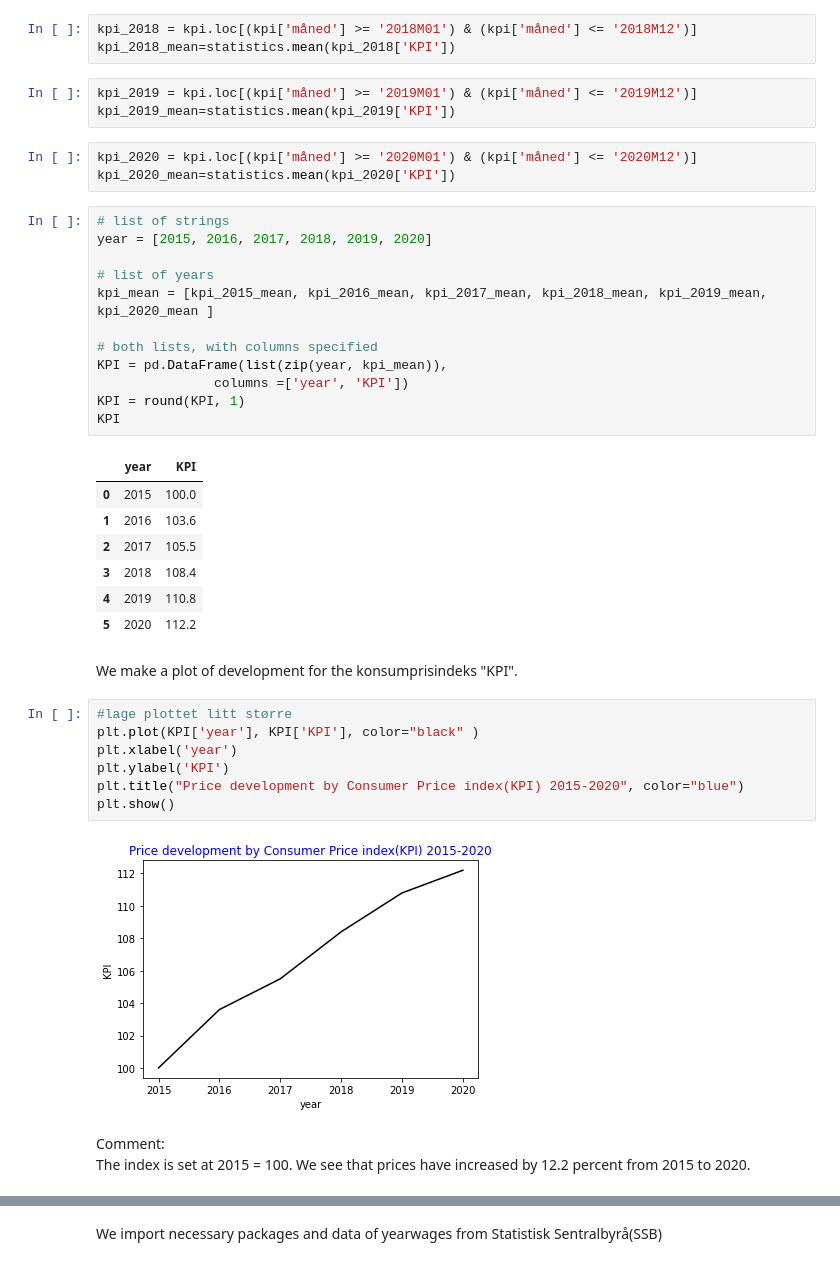
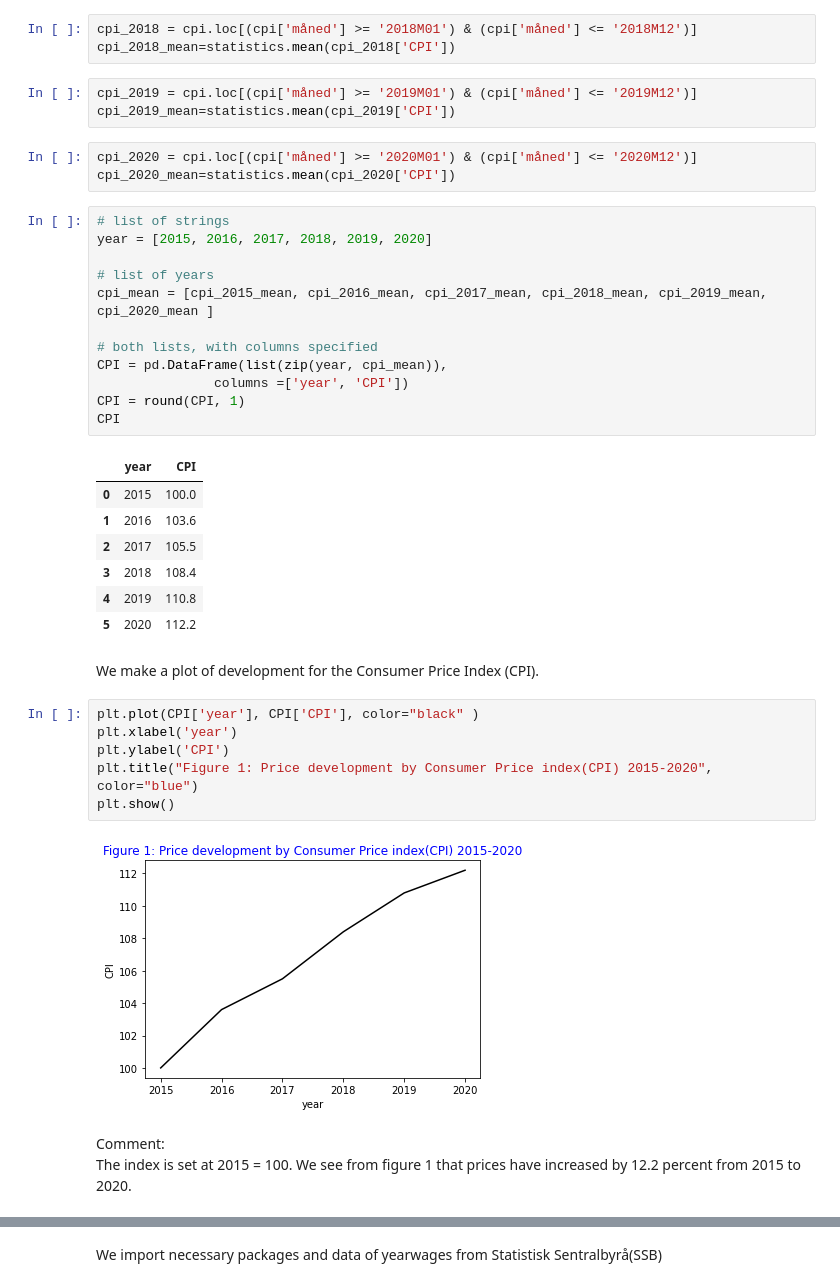
Before and after one commit to odk022/SOK-1003-eksamen-2021, a Jupyter notebook: Prosjektoppgave.ipynb, the cells around one changed output, grey strips where cells are left out. Saved outputs shown, nothing was run; the diff lists cells and outputs as text.

```diff
--- a/Prosjektoppgave.ipynb
+++ b/Prosjektoppgave.ipynb
@@ -105,26 +125,26 @@ kpi_2017_mean=statistics.mean(kpi_2017['KPI'])
 # %%
-kpi_2018 = kpi.loc[(kpi['måned'] >= '2018M01') & (kpi['måned'] <= '2018M12')]
-kpi_2018_mean=statistics.mean(kpi_2018['KPI'])
+cpi_2018 = cpi.loc[(cpi['måned'] >= '2018M01') & (cpi['måned'] <= '2018M12')]
+cpi_2018_mean=statistics.mean(cpi_2018['CPI'])
 # %%
-kpi_2019 = kpi.loc[(kpi['måned'] >= '2019M01') & (kpi['måned'] <= '2019M12')]
-kpi_2019_mean=statistics.mean(kpi_2019['KPI'])
+cpi_2019 = cpi.loc[(cpi['måned'] >= '2019M01') & (cpi['måned'] <= '2019M12')]
+cpi_2019_mean=statistics.mean(cpi_2019['CPI'])
 # %%
-kpi_2020 = kpi.loc[(kpi['måned'] >= '2020M01') & (kpi['måned'] <= '2020M12')]
-kpi_2020_mean=statistics.mean(kpi_2020['KPI'])
+cpi_2020 = cpi.loc[(cpi['måned'] >= '2020M01') & (cpi['måned'] <= '2020M12')]
+cpi_2020_mean=statistics.mean(cpi_2020['CPI'])
 # %%
 # list of strings
 year = [2015, 2016, 2017, 2018, 2019, 2020]
 
 # list of years
-kpi_mean = [kpi_2015_mean, kpi_2016_mean, kpi_2017_mean, kpi_2018_mean, kpi_2019_mean, kpi_2020_mean ]
+cpi_mean = [cpi_2015_mean, cpi_2016_mean, cpi_2017_mean, cpi_2018_mean, cpi_2019_mean, cpi_2020_mean ]
 
 # both lists, with columns specified
-KPI = pd.DataFrame(list(zip(year, kpi_mean)),
-               columns =['year', 'KPI'])
-KPI = round(KPI, 1)
-KPI
+CPI = pd.DataFrame(list(zip(year, cpi_mean)),
+               columns =['year', 'CPI'])
+CPI = round(CPI, 1)
+CPI
 # %% [output]
-|  | year | KPI |
+|  | year | CPI |
 | 0 | 2015 | 100.0 |
 | 1 | 2016 | 103.6 |
 | 2 | 2017 | 105.5 |
@@ -132,16 +152,15 @@ KPI
 | 4 | 2019 | 110.8 |
 | 5 | 2020 | 112.2 |
 # %% [markdown]
-We make a plot of development for the konsumprisindeks "KPI".
+We make a plot of development for the Consumer Price Index (CPI).
 # %%
-#lage plottet litt større
-plt.plot(KPI['year'], KPI['KPI'], color="black" )
+plt.plot(CPI['year'], CPI['CPI'], color="black" )
 plt.xlabel('year')
-plt.ylabel('KPI')
-plt.title("Price development by Consumer Price index(KPI) 2015-2020", color="blue")
+plt.ylabel('CPI')
+plt.title("Figure 1: Price development by Consumer Price index(CPI) 2015-2020", color="blue")
 plt.show()
 # %% [output]
-[figure, old version]
+[figure, new version]
 # %% [markdown]
 Comment:
-The index is set at 2015 = 100. We see that prices have increased by 12.2 percent from 2015 to 2020.
+The index is set at 2015 = 100. We see from figure 1 that prices have increased by 12.2 percent from 2015 to 2020.
```
Also changed, not shown: parts of 71 cells of this notebook.
